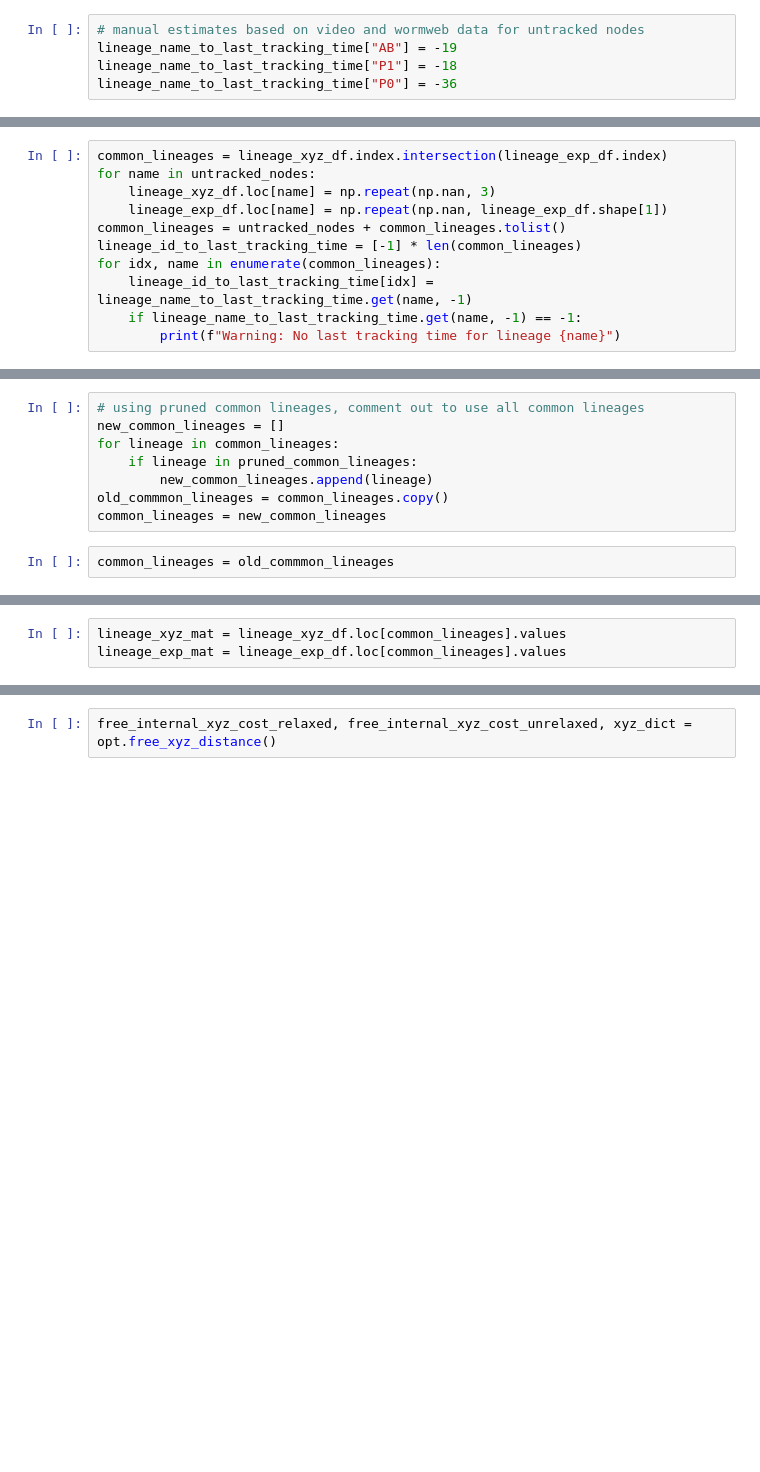
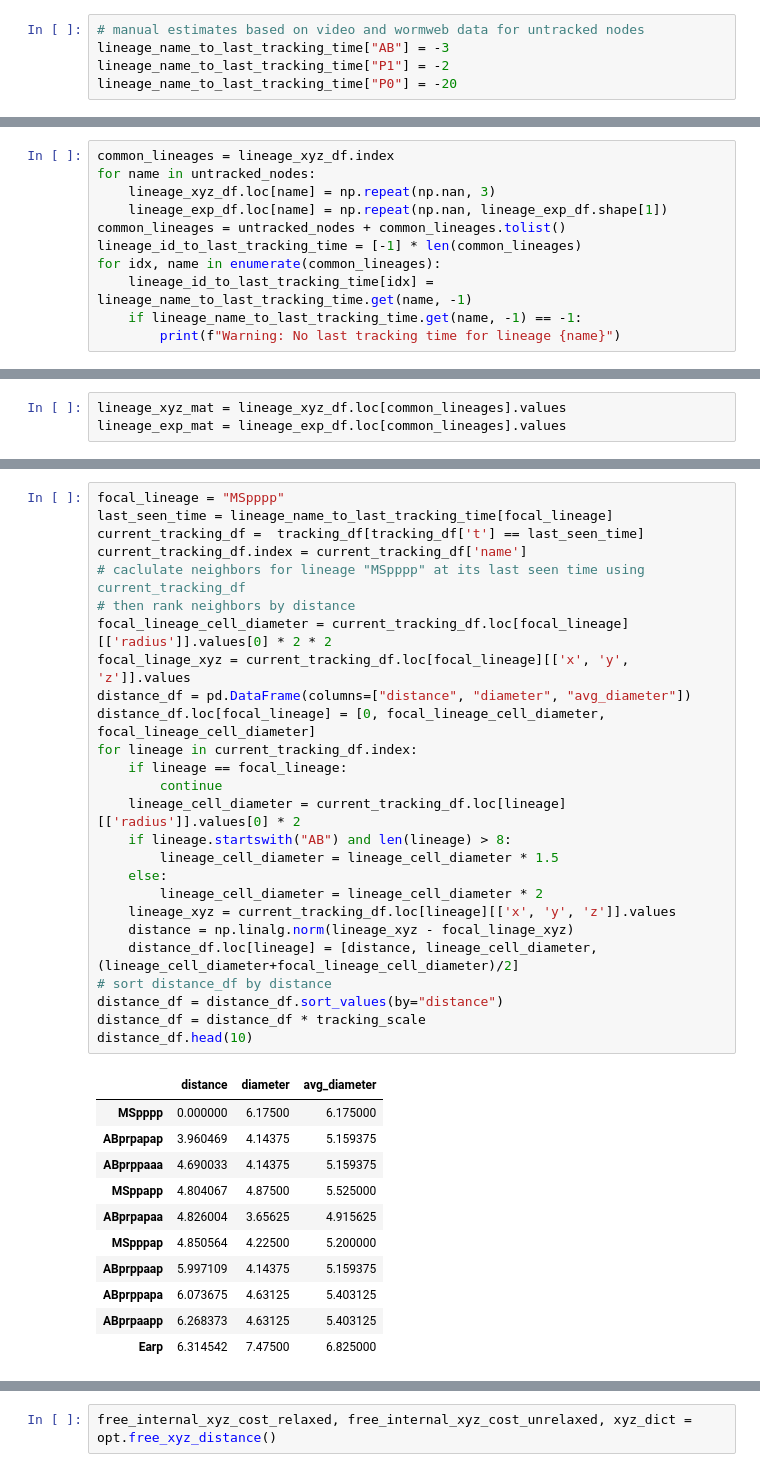
Before and after one commit to IcyFermion/embryogenesis, a Jupyter notebook: pareto_core.ipynb, the cells around one changed output, grey strips where cells are left out. Cells and saved outputs as stored; diff of their text form; blank space fills up the shorter version.

```diff
--- a/pareto_core.ipynb
+++ b/pareto_core.ipynb
@@ -150,9 +152,9 @@ P1: -10? -> ? -> 17
 P0: -28? -> ? -> -1
 # %%
 # manual estimates based on video and wormweb data for untracked nodes
-lineage_name_to_last_tracking_time["AB"] = -19
-lineage_name_to_last_tracking_time["P1"] = -18
-lineage_name_to_last_tracking_time["P0"] = -36
+lineage_name_to_last_tracking_time["AB"] = -3
+lineage_name_to_last_tracking_time["P1"] = -2
+lineage_name_to_last_tracking_time["P0"] = -20
 # %% [markdown]
 manual estimates based on video and wormweb data for untracked nodes, values are for embryo2:
 lineage_name_to_last_tracking_time["AB"] = -11
@@ -161,7 +163,7 @@ lineage_name_to_last_tracking_time["P1"] = -10
 
 lineage_name_to_last_tracking_time["P0"] = -28
 # %%
-common_lineages = lineage_xyz_df.index.intersection(lineage_exp_df.index)
+common_lineages = lineage_xyz_df.index
 for name in untracked_nodes:
     lineage_xyz_df.loc[name] = np.repeat(np.nan, 3)
     lineage_exp_df.loc[name] = np.repeat(np.nan, lineage_exp_df.shape[1])
@@ -184,13 +193,3 @@ while bfs_queue:
-# %%
-# using pruned common lineages, comment out to use all common lineages
-new_common_lineages = []
-for lineage in common_lineages:
-    if lineage in pruned_common_lineages:
-        new_common_lineages.append(lineage)
-old_commmon_lineages = common_lineages.copy()
-common_lineages = new_common_lineages
-# %%
-common_lineages = old_commmon_lineages
 # %%
 lineage_tree = LineageTree()
 # add first three nodes: ["AB", "P0", "P1"]
@@ -223,0 +257,38 @@ lineage_exp_mat = lineage_exp_df.loc[common_lineages].values
+# %%
+focal_lineage = "MSpppp"
+last_seen_time = lineage_name_to_last_tracking_time[focal_lineage]
+current_tracking_df =  tracking_df[tracking_df['t'] == last_seen_time]
+current_tracking_df.index = current_tracking_df['name']
+# caclulate neighbors for lineage "MSpppp" at its last seen time using current_tracking_df
+# then rank neighbors by distance
+focal_lineage_cell_diameter = current_tracking_df.loc[focal_lineage][['radius']].values[0] * 2 * 2
+focal_linage_xyz = current_tracking_df.loc[focal_lineage][['x', 'y', 'z']].values
+distance_df = pd.DataFrame(columns=["distance", "diameter", "avg_diameter"])
+distance_df.loc[focal_lineage] = [0, focal_lineage_cell_diameter, focal_lineage_cell_diameter]
+for lineage in current_tracking_df.index:
+    if lineage == focal_lineage:
+        continue
+    lineage_cell_diameter = current_tracking_df.loc[lineage][['radius']].values[0] * 2
+    if lineage.startswith("AB") and len(lineage) > 8:
+        lineage_cell_diameter = lineage_cell_diameter * 1.5
+    else:
+        lineage_cell_diameter = lineage_cell_diameter * 2
+    lineage_xyz = current_tracking_df.loc[lineage][['x', 'y', 'z']].values
+    distance = np.linalg.norm(lineage_xyz - focal_linage_xyz)
+    distance_df.loc[lineage] = [distance, lineage_cell_diameter, (lineage_cell_diameter+focal_lineage_cell_diameter)/2]
+# sort distance_df by distance
+distance_df = distance_df.sort_values(by="distance")
+distance_df = distance_df * tracking_scale
+distance_df.head(10)
+# %% [output]
+|  | distance | diameter | avg_diameter |
+| MSpppp | 0.000000 | 6.17500 | 6.175000 |
+| ABprpapap | 3.960469 | 4.14375 | 5.159375 |
+| ABprppaaa | 4.690033 | 4.14375 | 5.159375 |
+| MSppapp | 4.804067 | 4.87500 | 5.525000 |
+| ABprpapaa | 4.826004 | 3.65625 | 4.915625 |
+| MSpppap | 4.850564 | 4.22500 | 5.200000 |
+| ABprppaap | 5.997109 | 4.14375 | 5.159375 |
+| ABprppapa | 6.073675 | 4.63125 | 5.403125 |
+| ABprpaapp | 6.268373 | 4.63125 | 5.403125 |
+| Earp | 6.314542 | 7.47500 | 6.825000 |
```
Also changed, not shown: parts of 45 cells of this notebook, 8 other files.
